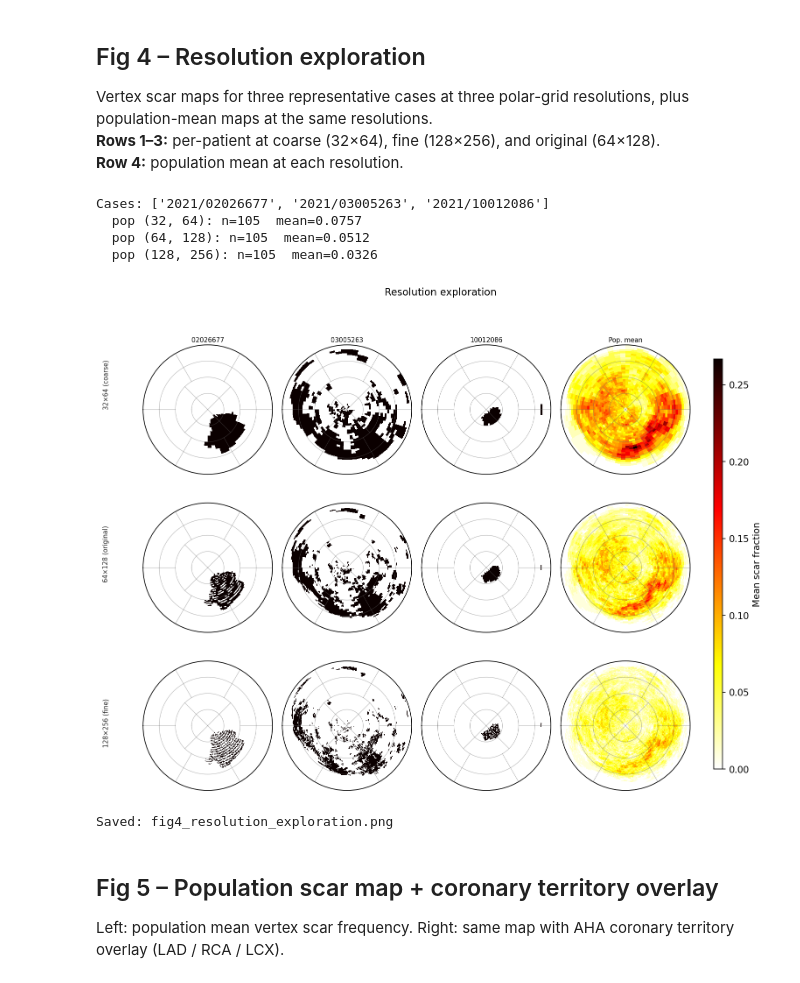
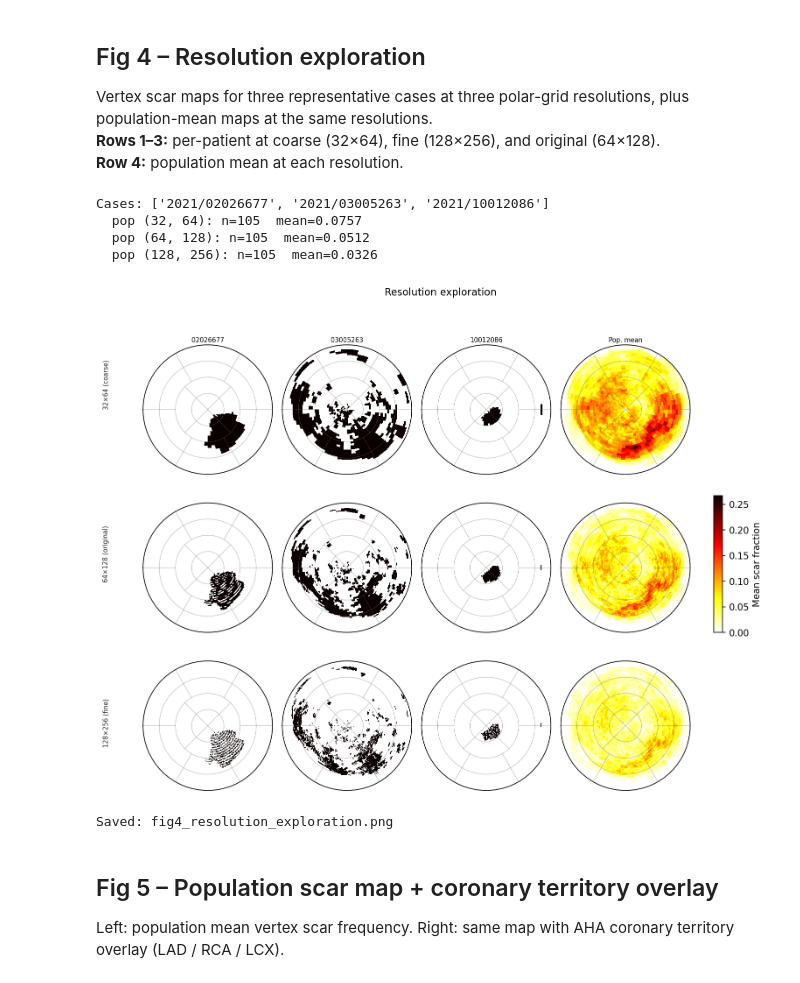
Before and after one commit to jcompanys/scar_tissue_that_I_wish_you_saw, a Jupyter notebook: lv-scar-segmentation/notebooks/F01_figures.ipynb, the cells around one changed output. Cells and saved outputs as stored; diff of their text form; code cells hidden in the pictures.

Commit message:
Update thesis figures and analysis notebooks

```diff
--- a/lv-scar-segmentation/notebooks/F01_figures.ipynb
+++ b/lv-scar-segmentation/notebooks/F01_figures.ipynb
@@ -771,6 +771,7 @@ from src.lv_geometry import (
 _F3_N_R     = 64
 _F3_N_THETA = 128
 _F3_EPS     = 1e-12
+_F3_CMAP    = 'YlOrRd'
 
 
 # ── bull's-eye grid helpers ───────────────────────────────────────────────────
@@ -786,7 +787,6 @@ def _f3_draw_grid(ax):
     ax.set_theta_direction(-1)
     ax.set_rticks([])
     ax.set_xticks([])
-    # blue dot: upper RV insertion (~11 o'clock, anteroseptal boundary)
     ax.scatter([np.deg2rad(60)], [1.04], s=26, color='dodgerblue',
                edgecolor='white', linewidth=0.7, zorder=10, clip_on=False)
 
@@ -801,7 +801,7 @@ _F3_AHA_LABELS = (
 )
 
 
-def _f3_draw_bullseye(data, ax, title=None, cmap='hot_r', vmax=None):
+def _f3_draw_bullseye(data, ax, title=None, cmap=_F3_CMAP, vmax=None):
     arr = np.asarray(data, dtype=float)
     if vmax is None:
         vmax = max(float(np.nanmax(arr)), _F3_EPS)
@@ -821,6 +821,11 @@ def _f3_draw_bullseye(data, ax, title=None, cmap='hot_r', vmax=None):
     if title:
         ax.set_title(title, fontsize=9, pad=6)
     return mesh
+
+
+def _f3_pct_vmax(arr, pct=95, default=1.0):
+    vals = np.asarray(arr)[np.isfinite(arr) & (np.asarray(arr) > 0)]
+    return float(np.nanpercentile(vals, pct)) if len(vals) else default
 
 
 # ── triangle area accumulation ────────────────────────────────────────────────
@@ -897,21 +902,25 @@ _f3_vert_freq  = np.stack([_f3_results[k]['vertex']   for k in _f3_keys]).mean(a
 _f3_mean_area  = np.stack([_f3_results[k]['cz_area']  for k in _f3_keys]).mean(axis=0)
 _f3_mean_cov   = np.stack([_f3_results[k]['coverage'] for k in _f3_keys]).mean(axis=0)
 
+_f3_vmax_vert = 1.0
+_f3_vmax_area = _f3_pct_vmax(_f3_mean_area, 95)
+_f3_vmax_cov  = _f3_pct_vmax(_f3_mean_cov,  95)
+
 # ── plot ──────────────────────────────────────────────────────────────────────
-_fig3, _axes3 = plt.subplots(1, 3, figsize=(15, 5.5), subplot_kw={'projection': 'polar'})
+_fig3, _axes3 = plt.subplots(1, 3, figsize=(17, 6.0), subplot_kw={'projection': 'polar'})
 _fig3.patch.set_facecolor('white')
+_fig3.suptitle(f'Population superposition  (n={len(_f3_keys)})', fontsize=11)
 
-_fig3.suptitle('Population superposition', fontsize=13, y=1.01)
+_m1 = _f3_draw_bullseye(_f3_vert_freq, _axes3[0], 'Vertex scar frequency',      cmap=_F3_CMAP, vmax=_f3_vmax_vert)
+_m2 = _f3_draw_bullseye(_f3_mean_area, _axes3[1], 'Mean CZ area (mm²)',    cmap=_F3_CMAP, vmax=_f3_vmax_area)
+_m3 = _f3_draw_bullseye(_f3_mean_cov,  _axes3[2], 'CZ area coverage (CZ / LV)', cmap=_F3_CMAP, vmax=_f3_vmax_cov)
 
-_m1 = _f3_draw_bullseye(_f3_vert_freq, _axes3[0], 'Vertex scar frequency',      cmap='hot_r')
-_m2 = _f3_draw_bullseye(_f3_mean_area, _axes3[1], 'Mean CZ area (mm²)',          cmap='hot_r')
-_m3 = _f3_draw_bullseye(_f3_mean_cov,  _axes3[2], 'CZ area coverage (CZ / LV)', cmap='hot_r')
+_cbar_labels = ['Fraction of patients', 'Mean CZ area (mm²)', 'CZ area / LV area']
+for _m, _ax, _lab in zip([_m1, _m2, _m3], _axes3, _cbar_labels):
+    plt.colorbar(_m, ax=_ax, fraction=0.046, pad=0.10, label=_lab)
 
-for _m, _ax in zip([_m1, _m2, _m3], _axes3):
-    plt.colorbar(_m, ax=_ax, fraction=0.046, pad=0.10)
-
-plt.tight_layout()
+_fig3.subplots_adjust(top=0.88, wspace=0.35)
 _f3_path = OUT / 'fig3_population_superposition.png'
-_fig3.savefig(_f3_path, dpi=150, bbox_inches='tight', facecolor='white')
+_fig3.savefig(_f3_path, dpi=300, bbox_inches='tight', facecolor='white')
 plt.show()
 print(f'Saved: {_f3_path.name}  (n={len(_f3_keys)})')
@@ -1068,36 +1073,38 @@ for _row, _res in enumerate(_ROW_RES):
         else:
             _ax.set_title('N/A', fontsize=6)
     # population mean column (col 3)
     _ax  = _axes4[_row, 3]
     _arr = _f4_pop.get(_res)
     _ttl = 'Pop. mean' if _row == 0 else ''
     if _arr is not None:
         _msh = _f4_draw(_ax, _arr, title=_ttl, cmap='hot_r', vmax=_f4_vmax_pop)
     else:
         _ax.set_title('N/A', fontsize=6)
 
 # row labels on the left
 for _lbl, _y in zip(_ROW_LBLS, [0.83, 0.50, 0.17]):
     _fig4.text(0.01, _y, _lbl, fontsize=7, va='center', rotation=90,
                ha='center', color='#222')
 
 plt.tight_layout(rect=[0.05, 0, 0.88, 1])
 
-# colorbar to the right of pop-mean column
+# colorbar spanning one row height, centered vertically
 if _msh is not None:
-    _cbar_ax = _fig4.add_axes([0.90, 0.08, 0.013, 0.80])
+    _one_row_h = 0.80 / 3          # ≈ 0.267 — height of one subplot row
+    _cbar_bot  = 0.08 + 0.80 / 2 - _one_row_h / 2   # centred on middle row
+    _cbar_ax = _fig4.add_axes([0.90, _cbar_bot, 0.013, _one_row_h])
     _fig4.colorbar(_msh, cax=_cbar_ax, label='Mean scar fraction')
 
 _f4_path = OUT / 'fig4_resolution_exploration.png'
 _fig4.savefig(_f4_path, dpi=150, bbox_inches='tight', facecolor='white')
 plt.show()
 print(f'Saved: {_f4_path.name}')
 # %% [output]
 Cases: ['2021/02026677', '2021/03005263', '2021/10012086']
   pop (32, 64): n=105  mean=0.0757
   pop (64, 128): n=105  mean=0.0512
   pop (128, 256): n=105  mean=0.0326
-[figure, old version]
+[figure, new version]
 Saved: fig4_resolution_exploration.png
 # %% [markdown]
 ## Fig 5 – Population scar map + coronary territory overlay
```
Also changed, not shown: parts of 3 cells of this notebook, 22 other files.
